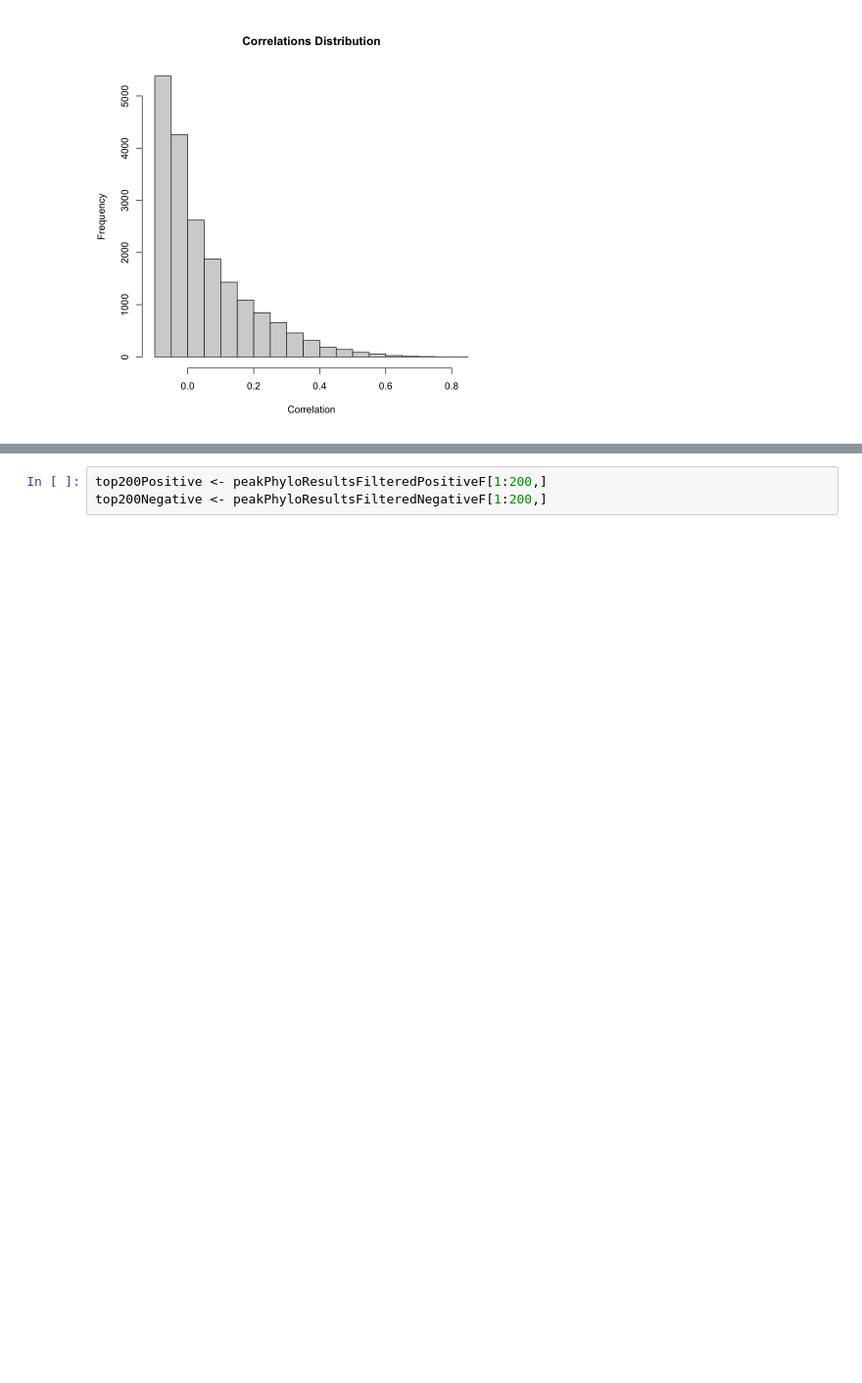
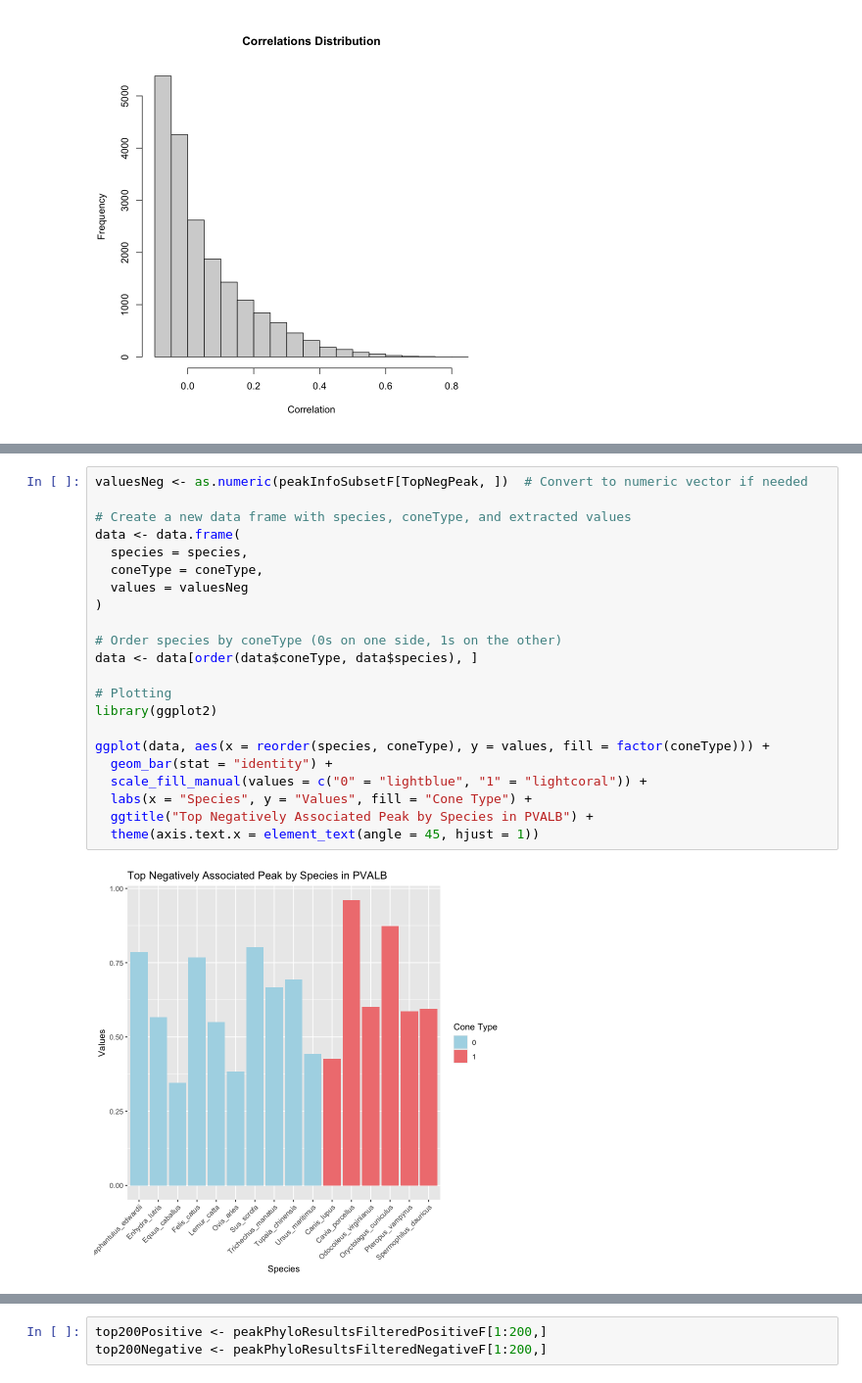
Before and after one commit to tinaryu/Genome_to_DichromaticVision, a Jupyter notebook: AnalysisCode/InitialAnalysisPVALB.ipynb, the cells around one changed output, grey strips where cells are left out. Shown at 98% size. Cells and saved outputs as stored; diff of their text form; blank space fills up the shorter version.

```diff
--- a/AnalysisCode/InitialAnalysisPVALB.ipynb
+++ b/AnalysisCode/InitialAnalysisPVALB.ipynb
@@ -183,0 +189,24 @@ write.csv(peakPhyloResultsFilteredNegativeF, file = "Results/PhyloResultsHg38Neg
+# %%
+valuesNeg <- as.numeric(peakInfoSubsetF[TopNegPeak, ])  # Convert to numeric vector if needed
+
+# Create a new data frame with species, coneType, and extracted values
+data <- data.frame(
+  species = species,
+  coneType = coneType,
+  values = valuesNeg
+)
+
+# Order species by coneType (0s on one side, 1s on the other)
+data <- data[order(data$coneType, data$species), ]
+
+# Plotting
+library(ggplot2)
+
+ggplot(data, aes(x = reorder(species, coneType), y = values, fill = factor(coneType))) +
+  geom_bar(stat = "identity") +
+  scale_fill_manual(values = c("0" = "lightblue", "1" = "lightcoral")) +
+  labs(x = "Species", y = "Values", fill = "Cone Type") +
+  ggtitle("Top Negatively Associated Peak by Species in PVALB") +
+  theme(axis.text.x = element_text(angle = 45, hjust = 1))
+# %% [output]
+[figure, added]
```
Also changed, not shown: parts of 18 cells of this notebook, 3 other files.
